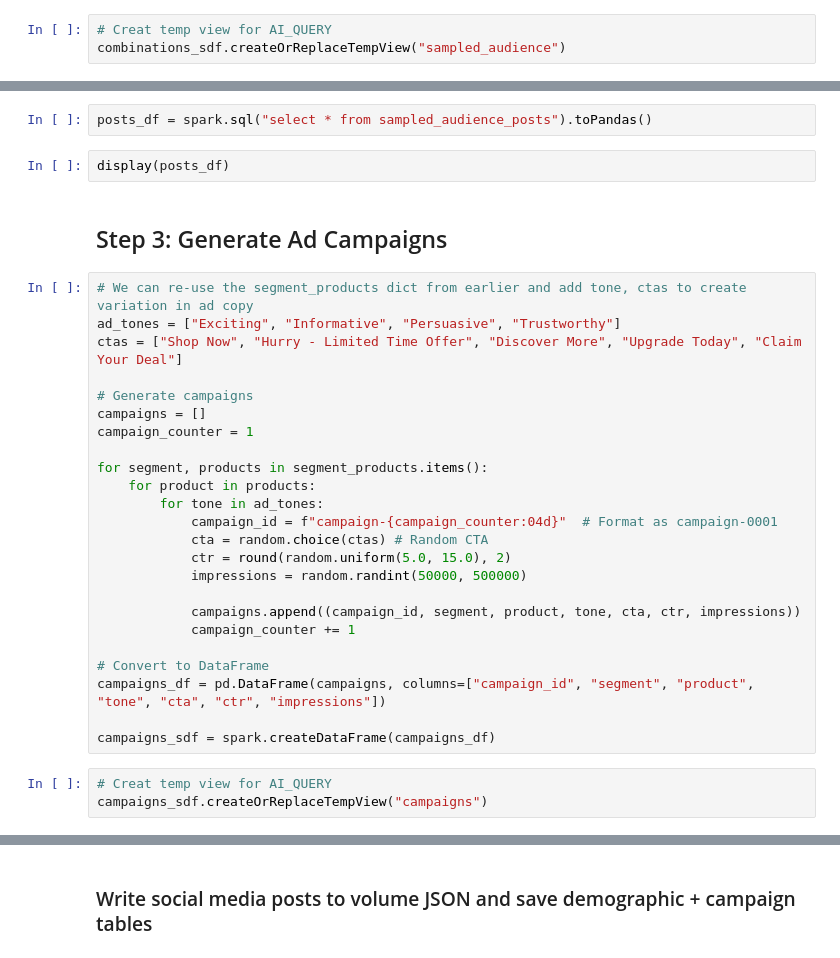
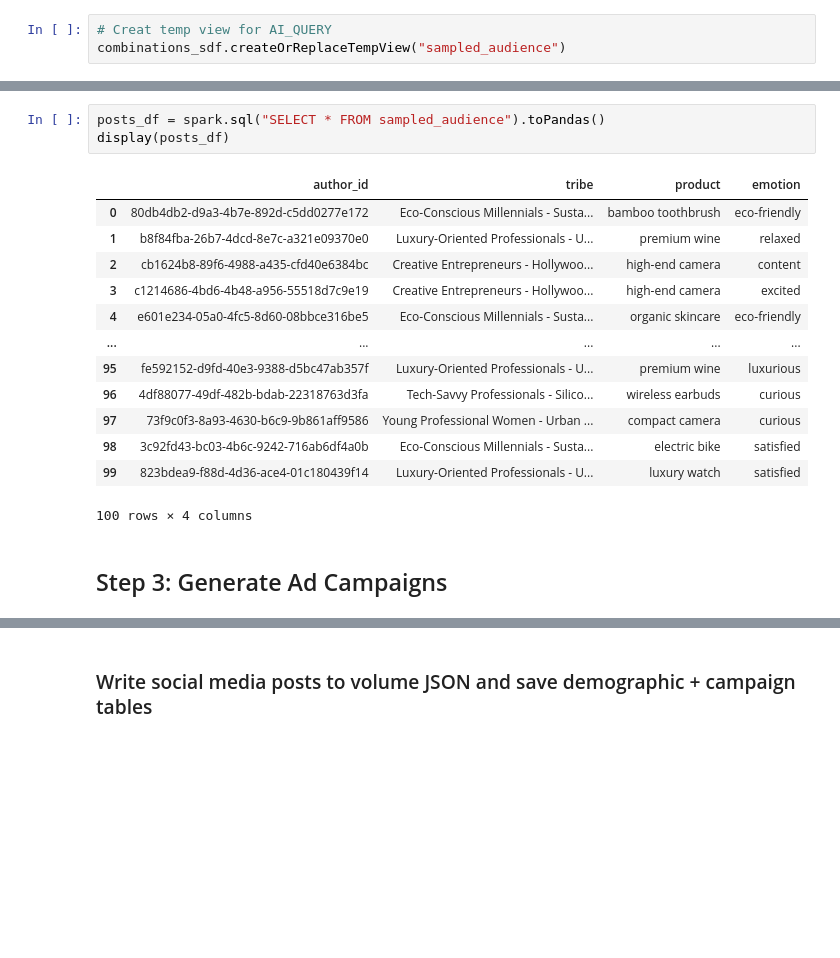
Before and after one commit to jacksandom/ai-audience-profiles, a Jupyter notebook: 01_data_generation.ipynb, the cells around one changed output, grey strips where cells are left out. Saved outputs shown, nothing was run; the diff lists cells and outputs as text; blank space fills up the shorter version.

```diff
--- a/01_data_generation.ipynb
+++ b/01_data_generation.ipynb
@@ -234,33 +357,19 @@ FROM sampled_audience
 # %%
-posts_df = spark.sql("select * from sampled_audience_posts").toPandas()
+posts_df = spark.sql("SELECT * FROM sampled_audience").toPandas()
+display(posts_df)
+# %% [output]
+|  | author_id | tribe | product | emotion |
+| 0 | 80db4db2-d9a3-4b7e-892d-c5dd0277e172 | Eco-Conscious Millennials - Susta... | bamboo toothbrush | eco-friendly |
+| 1 | b8f84fba-26b7-4dcd-8e7c-a321e09370e0 | Luxury-Oriented Professionals - U... | premium wine | relaxed |
+| 2 | cb1624b8-89f6-4988-a435-cfd40e6384bc | Creative Entrepreneurs - Hollywoo... | high-end camera | content |
+| 3 | c1214686-4bd6-4b48-a956-55518d7c9e19 | Creative Entrepreneurs - Hollywoo... | high-end camera | excited |
+| 4 | e601e234-05a0-4fc5-8d60-08bbce316be5 | Eco-Conscious Millennials - Susta... | organic skincare | eco-friendly |
+| ... | ... | ... | ... | ... |
+| 95 | fe592152-d9fd-40e3-9388-d5bc47ab357f | Luxury-Oriented Professionals - U... | premium wine | luxurious |
+| 96 | 4df88077-49df-482b-bdab-22318763d3fa | Tech-Savvy Professionals - Silico... | wireless earbuds | curious |
+| 97 | 73f9c0f3-8a93-4630-b6c9-9b861aff9586 | Young Professional Women - Urban ... | compact camera | curious |
+| 98 | 3c92fd43-bc03-4b6c-9242-716ab6df4a0b | Eco-Conscious Millennials - Susta... | electric bike | satisfied |
+| 99 | 823bdea9-f88d-4d36-ace4-01c180439f14 | Luxury-Oriented Professionals - U... | luxury watch | satisfied |
+100 rows × 4 columns
-# %%
-display(posts_df)
 # %% [markdown]
 ## Step 3: Generate Ad Campaigns
-# %%
-# We can re-use the segment_products dict from earlier and add tone, ctas to create variation in ad copy
-ad_tones = ["Exciting", "Informative", "Persuasive", "Trustworthy"]
-ctas = ["Shop Now", "Hurry - Limited Time Offer", "Discover More", "Upgrade Today", "Claim Your Deal"]
-
-# Generate campaigns
-campaigns = []
-campaign_counter = 1
-
-for segment, products in segment_products.items():
-    for product in products:
-        for tone in ad_tones:
-            campaign_id = f"campaign-{campaign_counter:04d}"  # Format as campaign-0001
-            cta = random.choice(ctas) # Random CTA
-            ctr = round(random.uniform(5.0, 15.0), 2)
-            impressions = random.randint(50000, 500000)
-
-            campaigns.append((campaign_id, segment, product, tone, cta, ctr, impressions))
-            campaign_counter += 1
-
-# Convert to DataFrame
-campaigns_df = pd.DataFrame(campaigns, columns=["campaign_id", "segment", "product", "tone", "cta", "ctr", "impressions"])
-
-campaigns_sdf = spark.createDataFrame(campaigns_df)
-# %%
-# Creat temp view for AI_QUERY
-campaigns_sdf.createOrReplaceTempView("campaigns")
```
Also changed, not shown: parts of 19 cells of this notebook, 2 other files.
